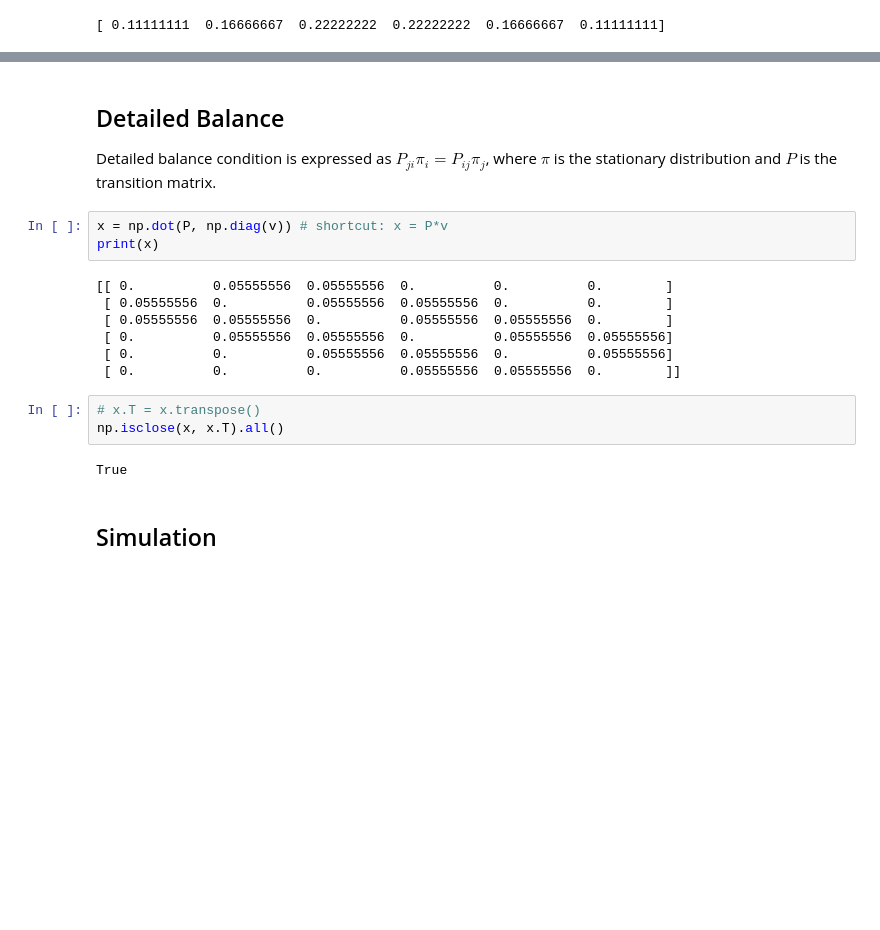
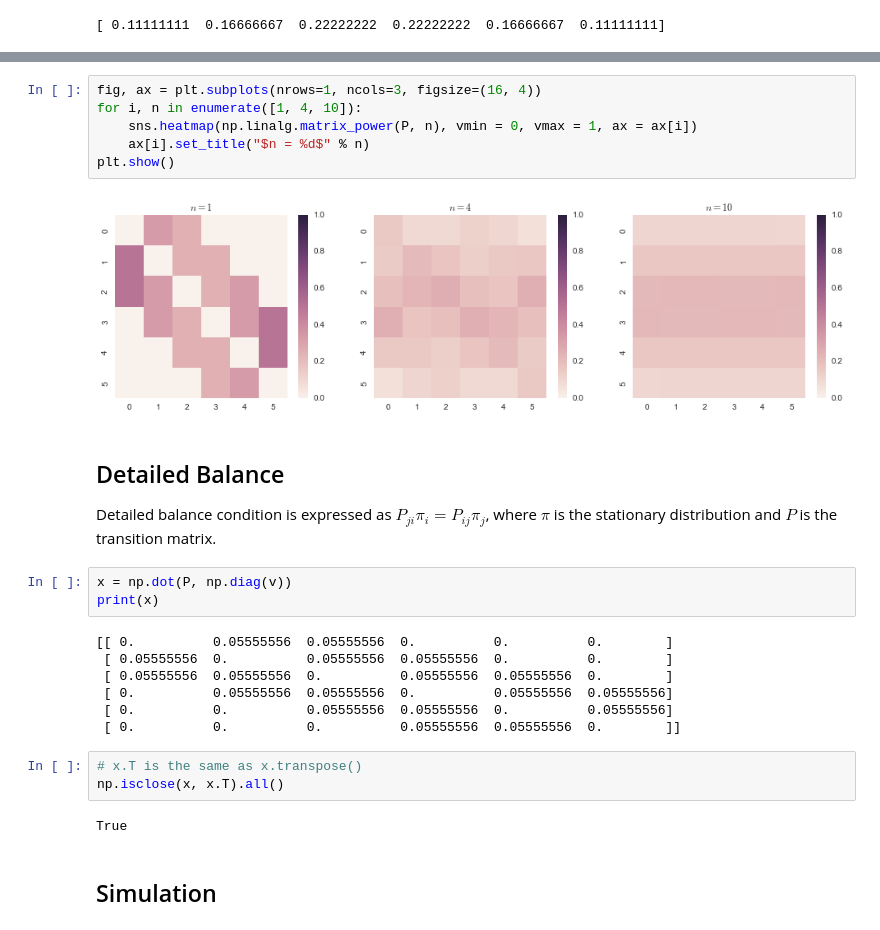
Before and after one commit to Bogazici-CMPE548-Spring2016/CourseMaterial, a Jupyter notebook: markov_chains.ipynb, the cells around one changed output, grey strips where cells are left out. Cells and saved outputs as stored; diff of their text form; blank space fills up the shorter version.

```diff
--- a/markov_chains.ipynb
+++ b/markov_chains.ipynb
@@ -32,9 +34,17 @@ plt.show()
+# %%
+fig, ax = plt.subplots(nrows=1, ncols=3, figsize=(16, 4))
+for i, n in enumerate([1, 4, 10]):
+    sns.heatmap(np.linalg.matrix_power(P, n), vmin = 0, vmax = 1, ax = ax[i])
+    ax[i].set_title("$n = %d$" % n)
+plt.show()
+# %% [output]
+[figure, added]
 # %% [markdown]
 ## Detailed Balance
 
 Detailed balance condition is expressed as $P_{ji} \pi_i = P_{ij} \pi_j$, where $\pi$ is the stationary distribution and $P$ is the transition matrix.
 # %%
-x = np.dot(P, np.diag(v)) # shortcut: x = P*v
+x = np.dot(P, np.diag(v))
 print(x)
 # %% [output]
 [[ 0.          0.05555556  0.05555556  0.          0.          0.        ]
@@ -44,7 +54,7 @@ print(x)
  [ 0.          0.          0.05555556  0.05555556  0.          0.05555556]
  [ 0.          0.          0.          0.05555556  0.05555556  0.        ]]
 # %%
-# x.T = x.transpose()
+# x.T is the same as x.transpose()
 np.isclose(x, x.T).all()
 # %% [output]
 True
```
Also changed, not shown: parts of 13 cells of this notebook.
